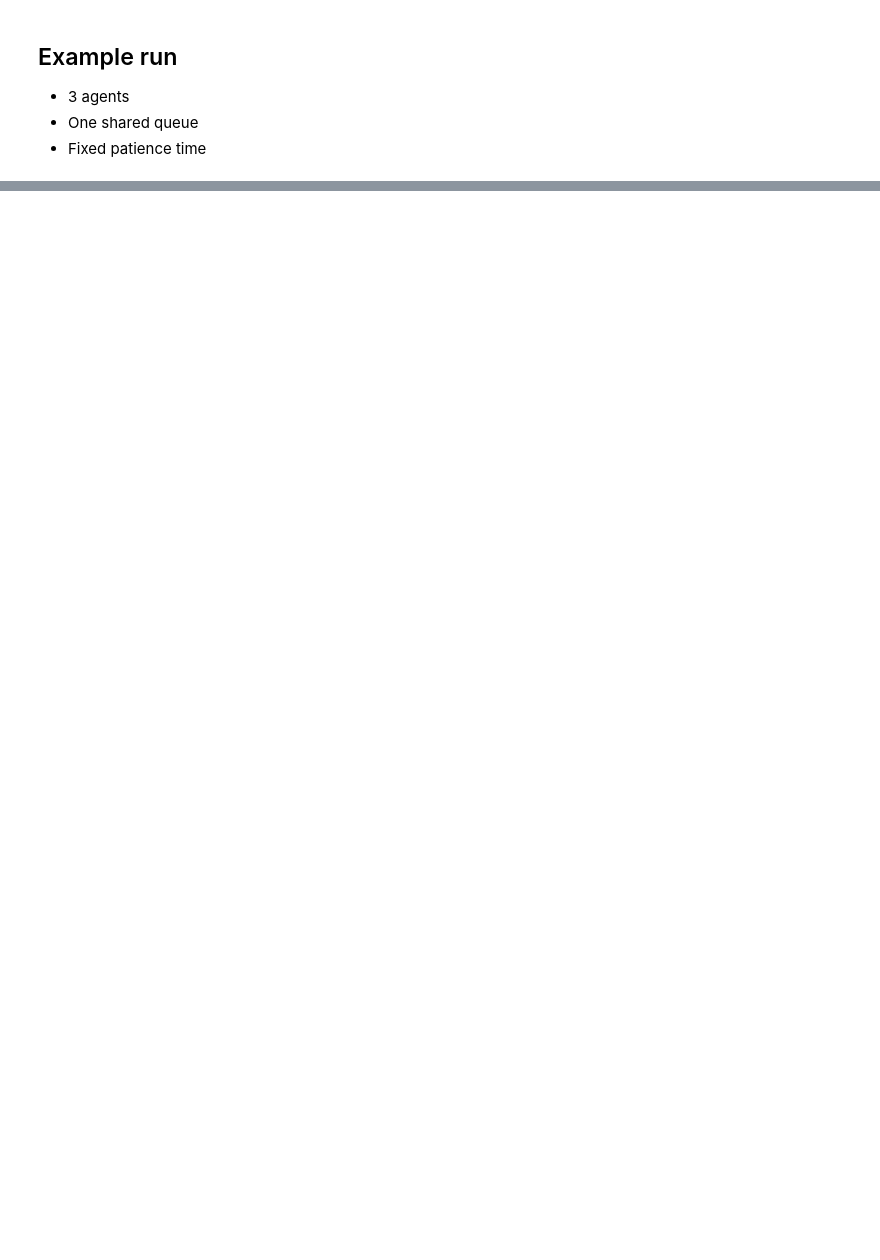
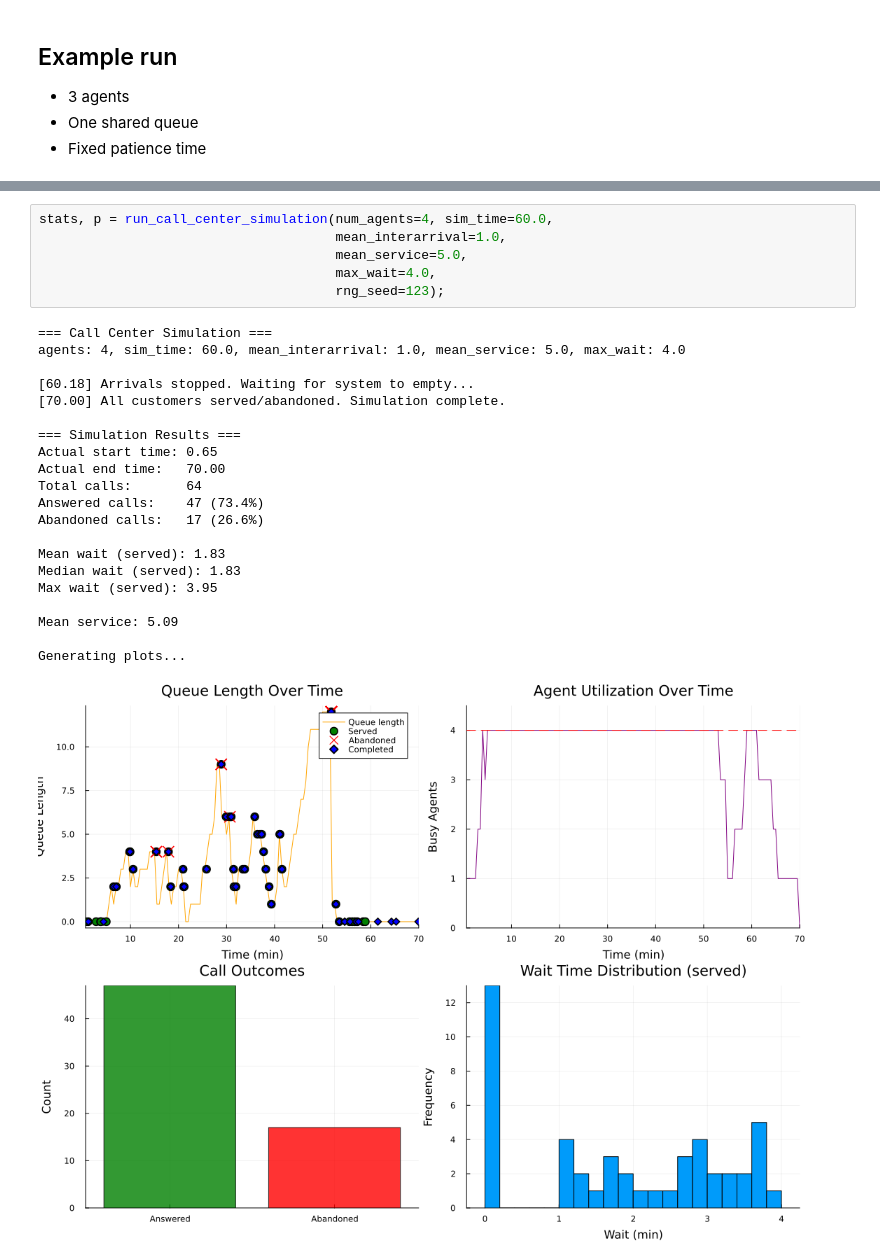
Before and after one commit to fbastin/optim, a Jupyter notebook: SP/simulation_callcenter.ipynb, the cells around one changed output, grey strips where cells are left out. Cells and saved outputs as stored; diff of their text form; blank space fills up the shorter version.

```diff
--- a/SP/simulation_callcenter.ipynb
+++ b/SP/simulation_callcenter.ipynb
@@ -306,0 +370,28 @@ stats, p = run_call_center_simulation(num_agents=3, sim_time=60.0,
+# %%
+stats, p = run_call_center_simulation(num_agents=4, sim_time=60.0,
+                                      mean_interarrival=1.0,
+                                      mean_service=5.0,
+                                      max_wait=4.0,
+                                      rng_seed=123);
+# %% [output]
+=== Call Center Simulation ===
+agents: 4, sim_time: 60.0, mean_interarrival: 1.0, mean_service: 5.0, max_wait: 4.0
+
+[60.18] Arrivals stopped. Waiting for system to empty...
+[70.00] All customers served/abandoned. Simulation complete.
+
+=== Simulation Results ===
+Actual start time: 0.65
+Actual end time:   70.00
+Total calls:       64
+Answered calls:    47 (73.4%)
+Abandoned calls:   17 (26.6%)
+
+Mean wait (served): 1.83
+Median wait (served): 1.83
+Max wait (served): 3.95
+
+Mean service: 5.09
+
+Generating plots...
+[figure, added]
```
Also changed, not shown: parts of 10 cells of this notebook.
